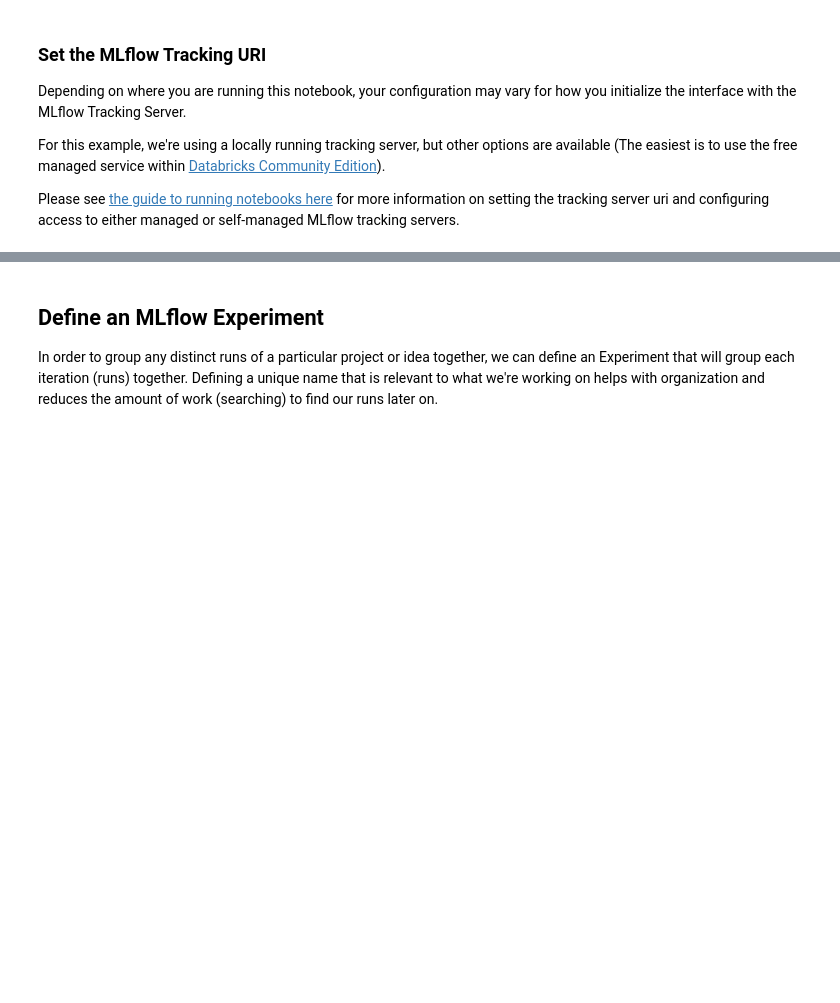
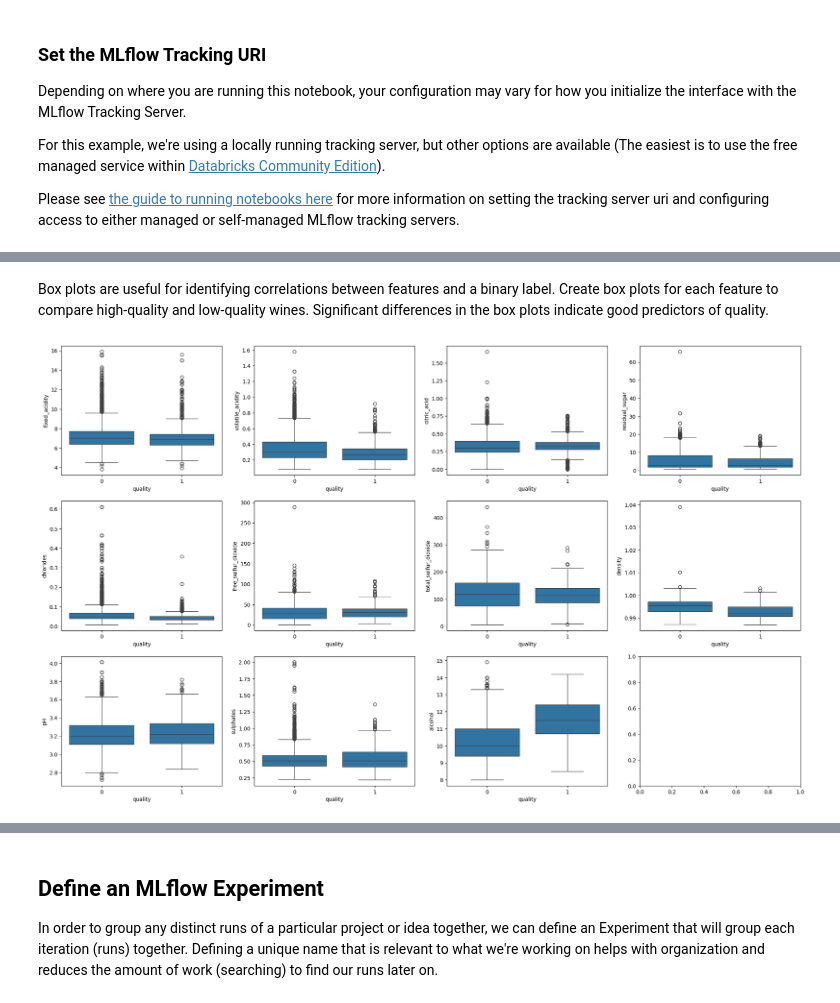
Before and after one commit to Giorgi2222/MLflow, a Jupyter notebook: tracking_quickstart.ipynb, the cells around one changed output, grey strips where cells are left out. Saved outputs shown, nothing was run; the diff lists cells and outputs as text; code cells hidden in the pictures; blank space fills up the shorter version.

```diff
--- a/tracking_quickstart.ipynb
+++ b/tracking_quickstart.ipynb
@@ -70,0 +85,22 @@ accuracy = accuracy_score(y_test, y_pred)
+# %%
+high_quality = (data.quality >= 7).astype(int)
+data.quality = high_quality
+# %% [markdown]
+Box plots are useful for identifying correlations between features and a binary label. Create box plots for each feature to compare high-quality and low-quality wines. Significant differences in the box plots indicate good predictors of quality.
+# %%
+import matplotlib.pyplot as plt
+
+dims = (3, 4)
+
+f, axes = plt.subplots(dims[0], dims[1], figsize=(25, 15))
+axis_i, axis_j = 0, 0
+for col in data.columns:
+  if col == 'is_red' or col == 'quality':
+    continue # Box plots cannot be used on indicator variables
+  sns.boxplot(x=high_quality, y=data[col], ax=axes[axis_i, axis_j])
+  axis_j += 1
+  if axis_j == dims[1]:
+    axis_i += 1
+    axis_j = 0
+# %% [output]
+[figure, added]
```
Also changed, not shown: parts of 35 cells of this notebook.
